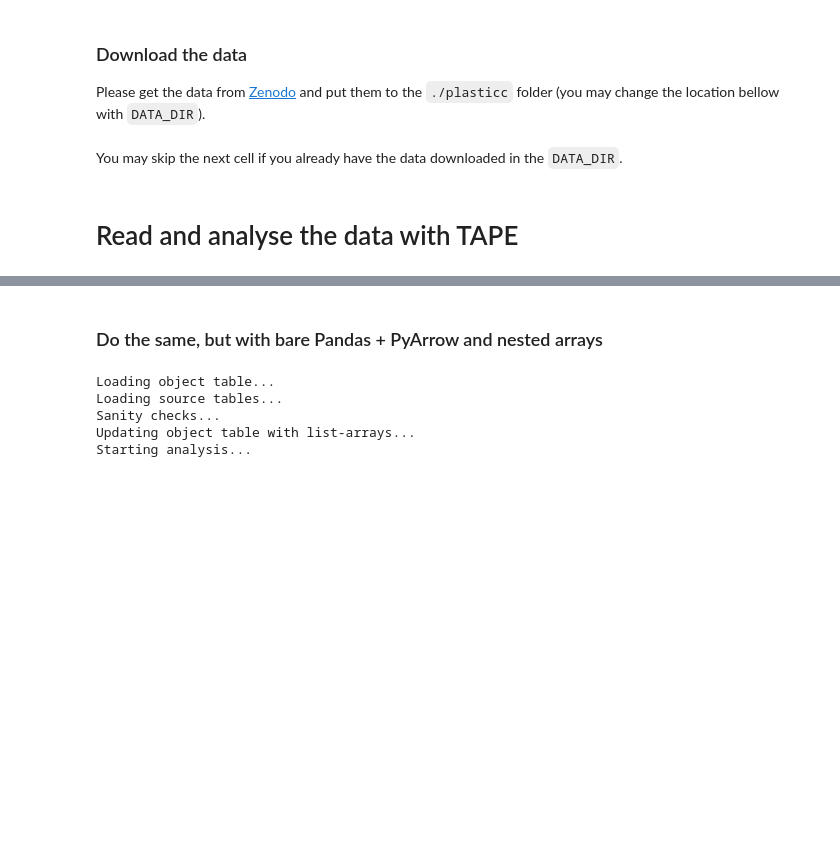
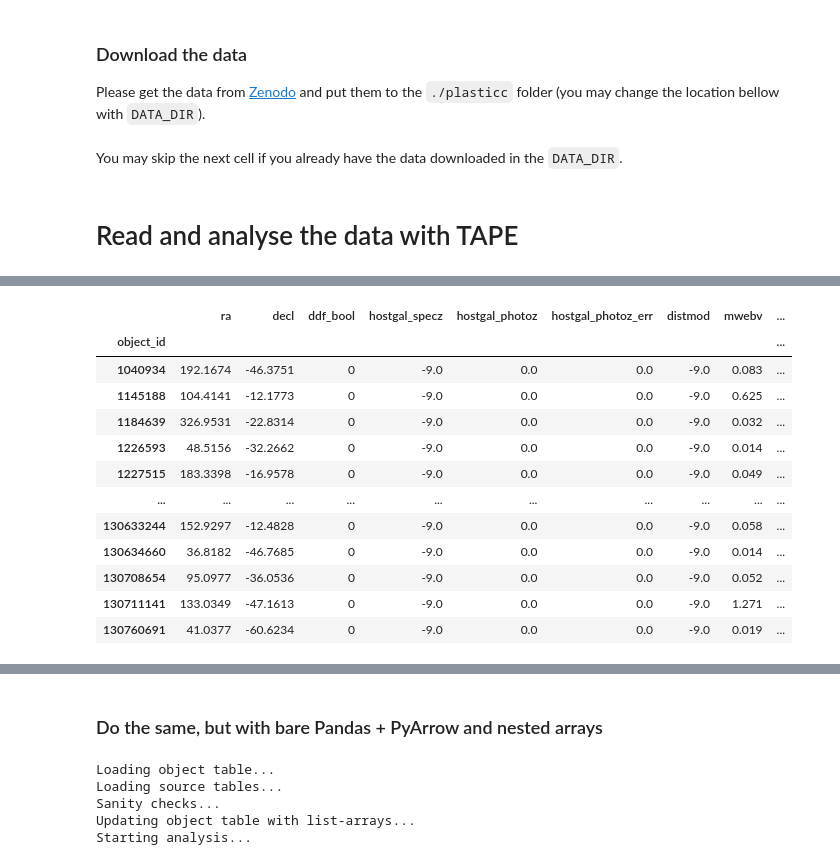
Before and after one commit to lincc-frameworks/tape, a Jupyter notebook: docs/tutorials/plasticc-eclipsing-binaries.ipynb, the cells around one changed output, grey strips where cells are left out. Cells and saved outputs as stored; diff of their text form; code cells hidden in the pictures; blank space fills up the shorter version.

Commit message:
pandas+joblib

```diff
--- a/docs/tutorials/plasticc-eclipsing-binaries.ipynb
+++ b/docs/tutorials/plasticc-eclipsing-binaries.ipynb
@@ -146,0 +191,80 @@ Wall time: 1min 53s
+# %%
+%%time
+
+import light_curve as licu
+import numpy as np
+import pandas as pd
+from joblib import Parallel, delayed
+
+# First we load object table, from the metadata file.
+print("Loading object table...")
+object_table = pd.read_csv(DATA_DIR / META_FILENAME, engine='pyarrow', index_col='object_id')
+
+print("Pre-filter object table")
+# Before doing light-curve analysis we select only Galactic objects, by cutting on hostgal_photoz.
+object_table = object_table[object_table['hostgal_photoz'] < 1e-3]
+
+
+def read_source_table(filename):
+    return pd.read_csv(filename, engine='pyarrow', index_col='object_id')
+
+
+def extract_band(*arrays, bands, band_to_calc):
+    mask = np.asarray(bands) == band_to_calc
+    return [np.asarray(arr)[mask] for arr in arrays]
+
+
+def process_source_table(filename):
+    source_table = read_source_table(filename)
+
+    # Select sources for objects left
+    source_table = source_table[source_table.index.isin(object_table.index)]
+
+    # Select persistent sources, by cutting on the duration of the light curve.
+    detections = source_table[source_table['detected_bool'].astype(bool)]
+    # We need to group detections by object_id, to get light curves:
+    durations = detections['mjd'].groupby(level=0).apply(np.ptp)
+
+    # Then we filter the source table to keep only persistent sources:
+    source_table = source_table.loc[durations[durations > 366].index]
+
+    # Next, we use Otsu's method to split light curves into two groups:
+    # one with high flux, and one with low flux. Eclipsing binaries should have
+    # lower flux group significantly smaller than the higher flux group,
+    # but having larger variability.
+    # We use light-curve package to extract these features.
+    # (https://github.com/light-curve/light-curve-python)
+    # For simplicity, we only calculate these features for the i (3) band.
+
+    otsu_split = licu.OtsuSplit()
+    i_band_sources = source_table[source_table['passband'] == 3]
+    otsu_features = i_band_sources[['mjd', 'flux', 'flux_err', 'passband']].groupby(level=0).apply(lambda row: pd.Series(
+        otsu_split(
+            *extract_band(
+                row['mjd'],
+                row['flux'],
+                row['flux_err'],
+                bands=row['passband'],
+                band_to_calc=3,  # i band
+            ),
+            sorted=True,
+            check=False,
+        ),
+        index=otsu_split.names,
+    ))
+
+    # And filter by Otsu features
+    otsu_idx = (otsu_features['otsu_lower_to_all_ratio'] < 0.1) & (otsu_features['otsu_std_lower'] > otsu_features['otsu_std_upper'])
+
+    return source_table.loc[otsu_idx.index[otsu_idx]]
+
+
+# Running the main part of the analysis in parallel
+print("Run analysis in parallel...")
+source_tables = Parallel(n_jobs=N_PROCESSORS)(
+    delayed(process_source_table)(DATA_DIR / filename) for filename in LC_FILENAMES
+)
+source_table = pd.concat(source_tables, ignore_index=False, sort=True)
+object_table = object_table.loc[np.unique(source_table.index)]
+object_table
+# %% [output]
@@ -146,0 +276,13 @@ Wall time: 1min 53s
+|  | ra | decl | ddf_bool | hostgal_specz | hostgal_photoz | hostgal_photoz_err | distmod | mwebv | ... |
+| object_id |  |  |  |  |  |  |  |  | ... |
+| 1040934 | 192.1674 | -46.3751 | 0 | -9.0 | 0.0 | 0.0 | -9.0 | 0.083 | ... |
+| 1145188 | 104.4141 | -12.1773 | 0 | -9.0 | 0.0 | 0.0 | -9.0 | 0.625 | ... |
+| 1184639 | 326.9531 | -22.8314 | 0 | -9.0 | 0.0 | 0.0 | -9.0 | 0.032 | ... |
+| 1226593 | 48.5156 | -32.2662 | 0 | -9.0 | 0.0 | 0.0 | -9.0 | 0.014 | ... |
+| 1227515 | 183.3398 | -16.9578 | 0 | -9.0 | 0.0 | 0.0 | -9.0 | 0.049 | ... |
+| ... | ... | ... | ... | ... | ... | ... | ... | ... | ... |
+| 130633244 | 152.9297 | -12.4828 | 0 | -9.0 | 0.0 | 0.0 | -9.0 | 0.058 | ... |
+| 130634660 | 36.8182 | -46.7685 | 0 | -9.0 | 0.0 | 0.0 | -9.0 | 0.014 | ... |
+| 130708654 | 95.0977 | -36.0536 | 0 | -9.0 | 0.0 | 0.0 | -9.0 | 0.052 | ... |
+| 130711141 | 133.0349 | -47.1613 | 0 | -9.0 | 0.0 | 0.0 | -9.0 | 1.271 | ... |
+| 130760691 | 41.0377 | -60.6234 | 0 | -9.0 | 0.0 | 0.0 | -9.0 | 0.019 | ... |
```
Also changed, not shown: parts of 11 cells of this notebook.
